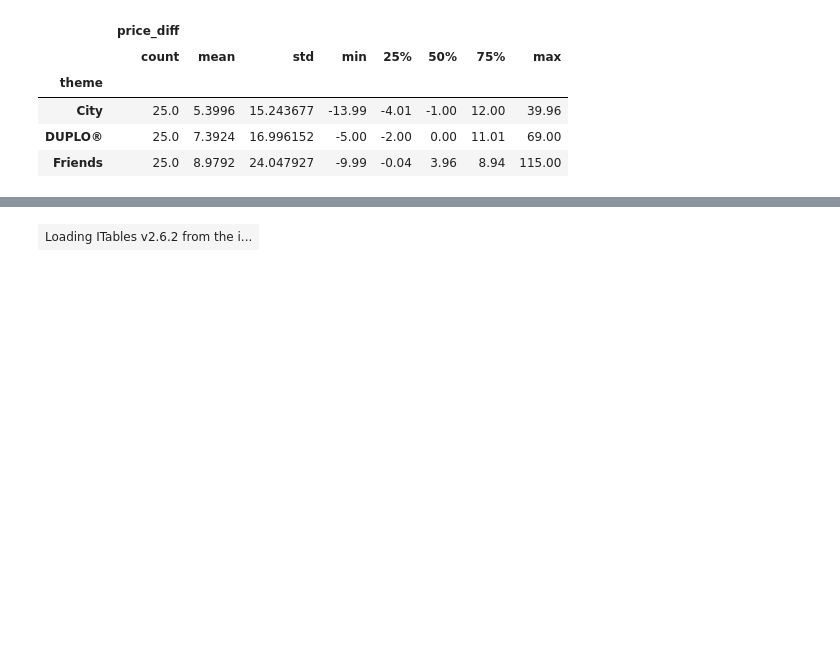
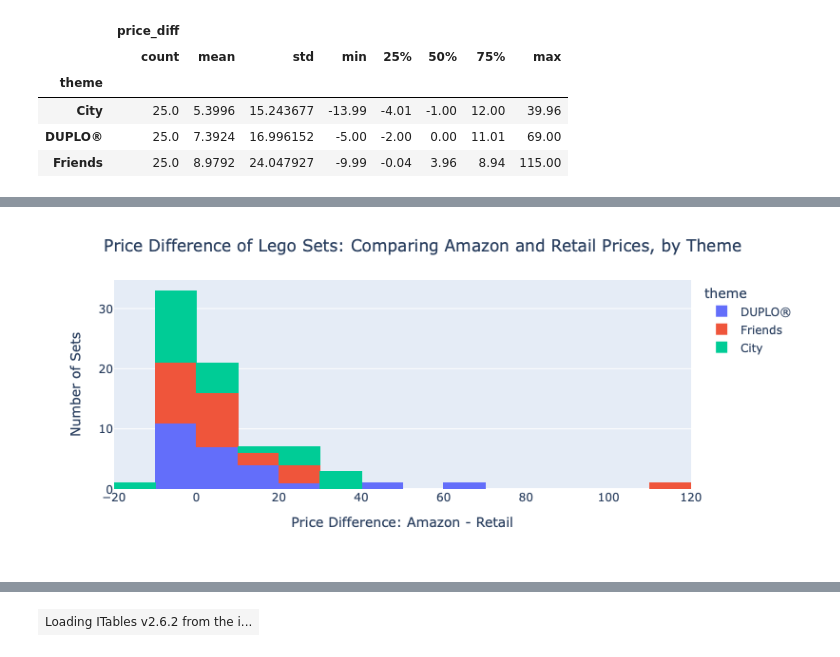
Before and after one commit to kayce-j/Data101study, a Jupyter notebook: Exam1/Exam1.ipynb, the cells around one changed output, grey strips where cells are left out. Drawn from its saved outputs; the diff is of its cells as text; code cells hidden in the pictures; blank space fills up the shorter version.

```diff
--- a/Exam1/Exam1.ipynb
+++ b/Exam1/Exam1.ipynb
@@ -143,6 +185,13 @@ DF[price_columns].groupby('theme').describe()
 # %%
 #(c)
 fig = px.histogram(DF,
-                  x=
+                   x='price_diff',
+                   color = 'theme')
+fig.update_layout(title= 'Price Difference of Lego Sets: Comparing Amazon and Retail Prices, by Theme',
+                  title_x=.5,
+                  xaxis_title='Price Difference: Amazon - Retail',
+                  yaxis_title='Number of Sets')
 
 fig.show()
+# %% [output]
+[figure, added]
```
Also changed, not shown: parts of 41 cells of this notebook.
